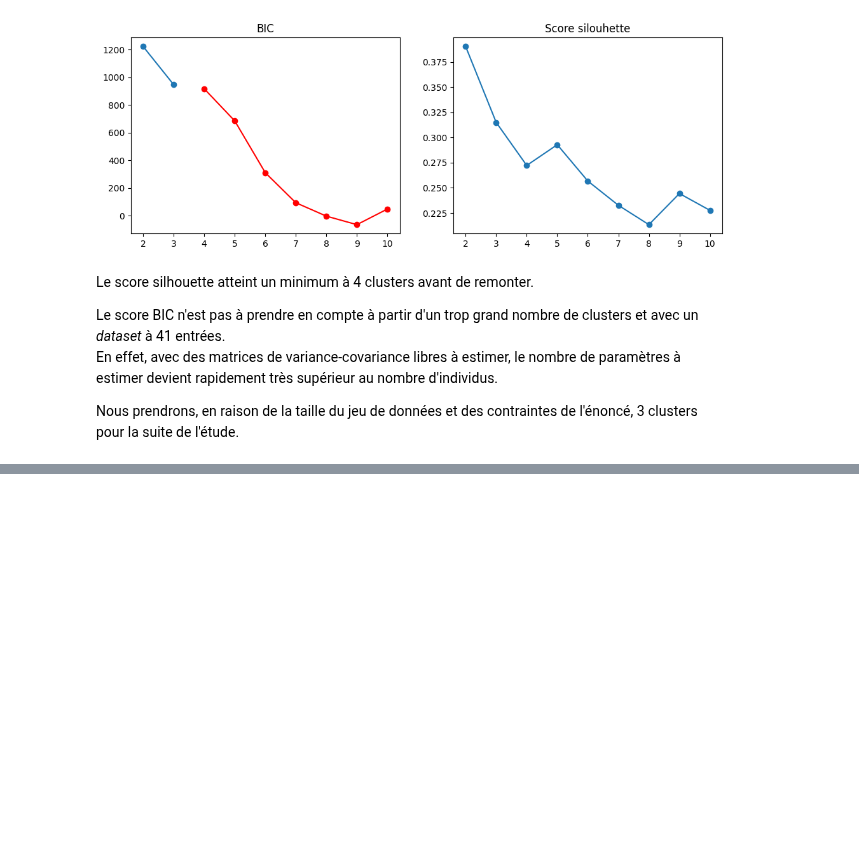
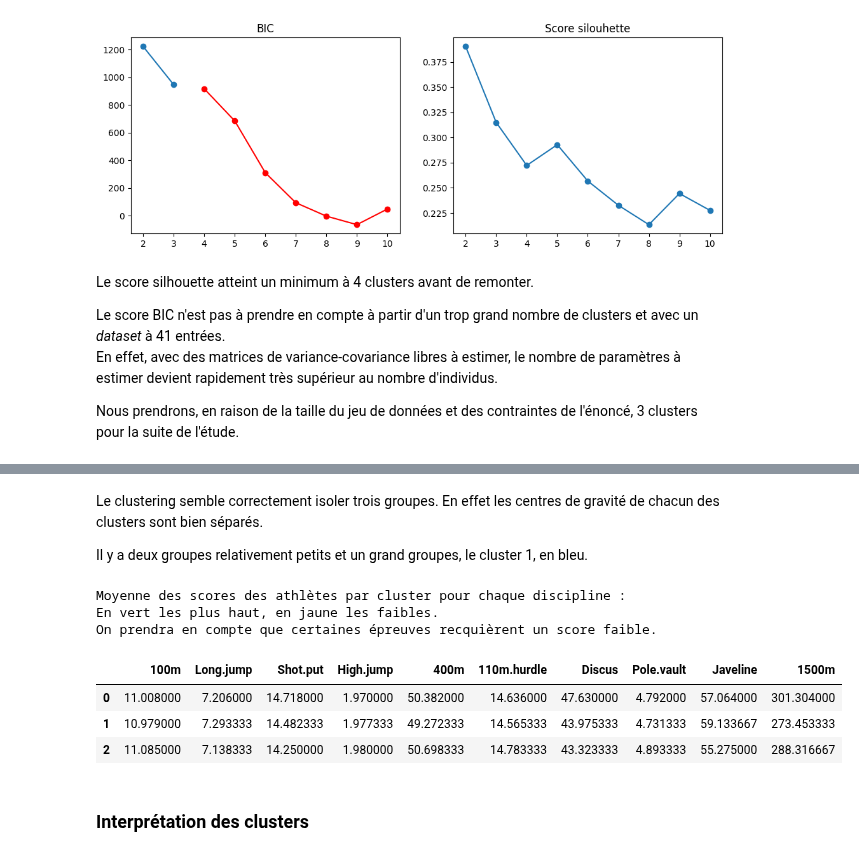
Before and after one commit to jExbrayat/introduction-artificial-intelligence, a Jupyter notebook: projet.ipynb, the cells around one changed output, grey strips where cells are left out. Drawn from its saved outputs; the diff is of its cells as text; code cells hidden in the pictures; blank space fills up the shorter version.

```diff
--- a/projet.ipynb
+++ b/projet.ipynb
@@ -1330,0 +1321,4 @@ plt.colorbar()
+# %% [markdown]
+Le clustering semble correctement isoler trois groupes. En effet les centres de gravité de chacun des clusters sont bien séparés.
+
+Il y a deux groupes relativement petits et un grand groupes, le cluster 1, en bleu.
@@ -1330,0 +1328,35 @@ plt.colorbar()
+# %%
+# Display clusters centers
+
+# Define a function to apply styling
+def highlight_max(s):
+    """
+    Highlight the maximum in a Series yellow.
+    """
+    is_max = s == s.max()
+    return ['background-color: lime' if v else '' for v in is_max]
+
+def highlight_min(s):
+    """
+    Highlight the minimum in a Series yellow.
+    """
+    is_min = s == s.min()
+    return ['background-color: yellow' if v else '' for v in is_min]
+
+# Apply styling to the DataFrame
+styled_df = mu.style.apply(highlight_max).apply(highlight_min)
+
+print("Moyenne des scores des athlètes par cluster pour chaque discipline :\nEn vert les plus haut, en jaune les faibles.\nOn prendra en compte que certaines épreuves recquièrent un score faible.")
+
+# Display the styled DataFrame
+styled_df
+# %% [output]
+Moyenne des scores des athlètes par cluster pour chaque discipline :
+En vert les plus haut, en jaune les faibles.
+On prendra en compte que certaines épreuves recquièrent un score faible.
+|  | 100m | Long.jump | Shot.put | High.jump | 400m | 110m.hurdle | Discus | Pole.vault | Javeline | 1500m |
+| 0 | 11.008000 | 7.206000 | 14.718000 | 1.970000 | 50.382000 | 14.636000 | 47.630000 | 4.792000 | 57.064000 | 301.304000 |
+| 1 | 10.979000 | 7.293333 | 14.482333 | 1.977333 | 49.272333 | 14.565333 | 43.975333 | 4.731333 | 59.133667 | 273.453333 |
+| 2 | 11.085000 | 7.138333 | 14.250000 | 1.980000 | 50.698333 | 14.783333 | 43.323333 | 4.893333 | 55.275000 | 288.316667 |
+# %% [markdown]
+### Interprétation des clusters
```
Also changed, not shown: parts of 28 cells of this notebook.
